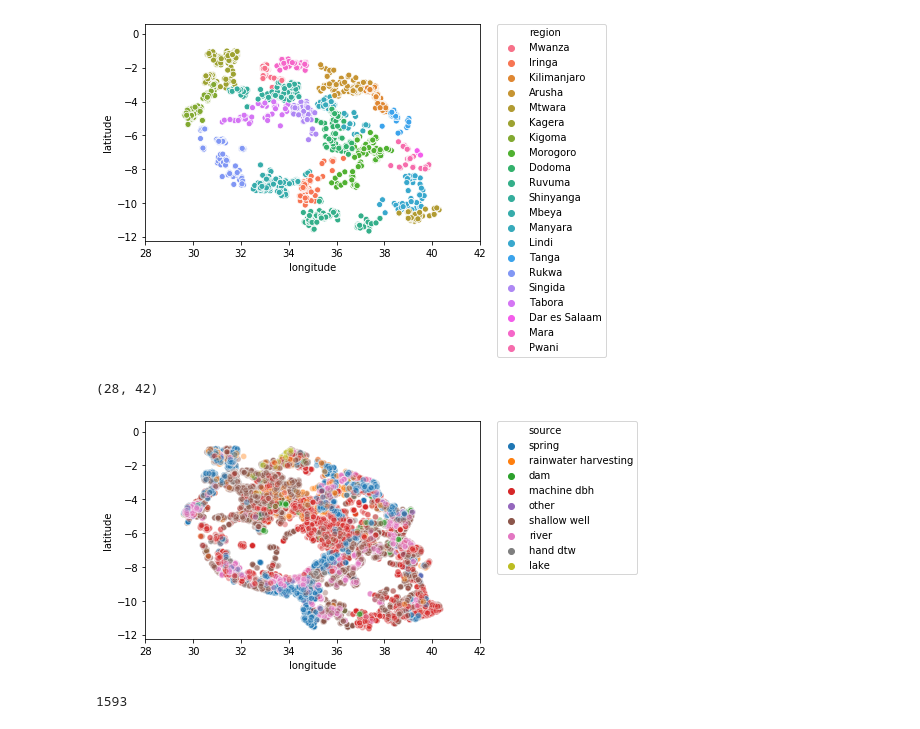
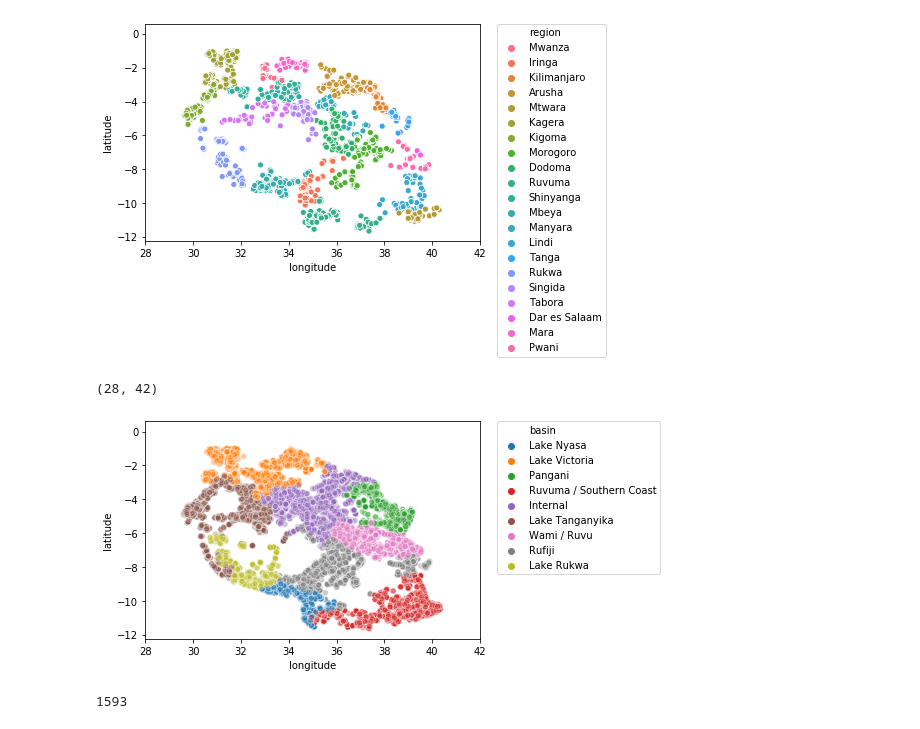
Before and after one commit to HeeebsInc/Mod3Project, a Jupyter notebook: Notebooks/JM/1.0-JMB-initial_EDA.ipynb, the cells around one changed output. Cells and saved outputs as stored; diff of their text form; code cells hidden in the pictures.

```diff
--- a/Notebooks/JM/1.0-JMB-initial_EDA.ipynb
+++ b/Notebooks/JM/1.0-JMB-initial_EDA.ipynb
@@ -183,12 +183,12 @@ plt.xlim(28, 42)
 (28, 42)
 [figure]
 # %%
-sns.scatterplot('longitude', 'latitude', data=df, alpha=0.4, hue='source')
+sns.scatterplot('longitude', 'latitude', data=df, alpha=0.4, hue='basin')
 plt.legend(bbox_to_anchor=(1.05, 1), loc=2, borderaxespad=0.)
 plt.xlim(28, 42)
 # %% [output]
 (28, 42)
-[figure, old version]
+[figure, new version]
 # %%
 # about 1600 entries have longitude of zero
 len(df.loc[df.longitude == df.longitude.min()])
```
Also changed, not shown: 5 other files.
